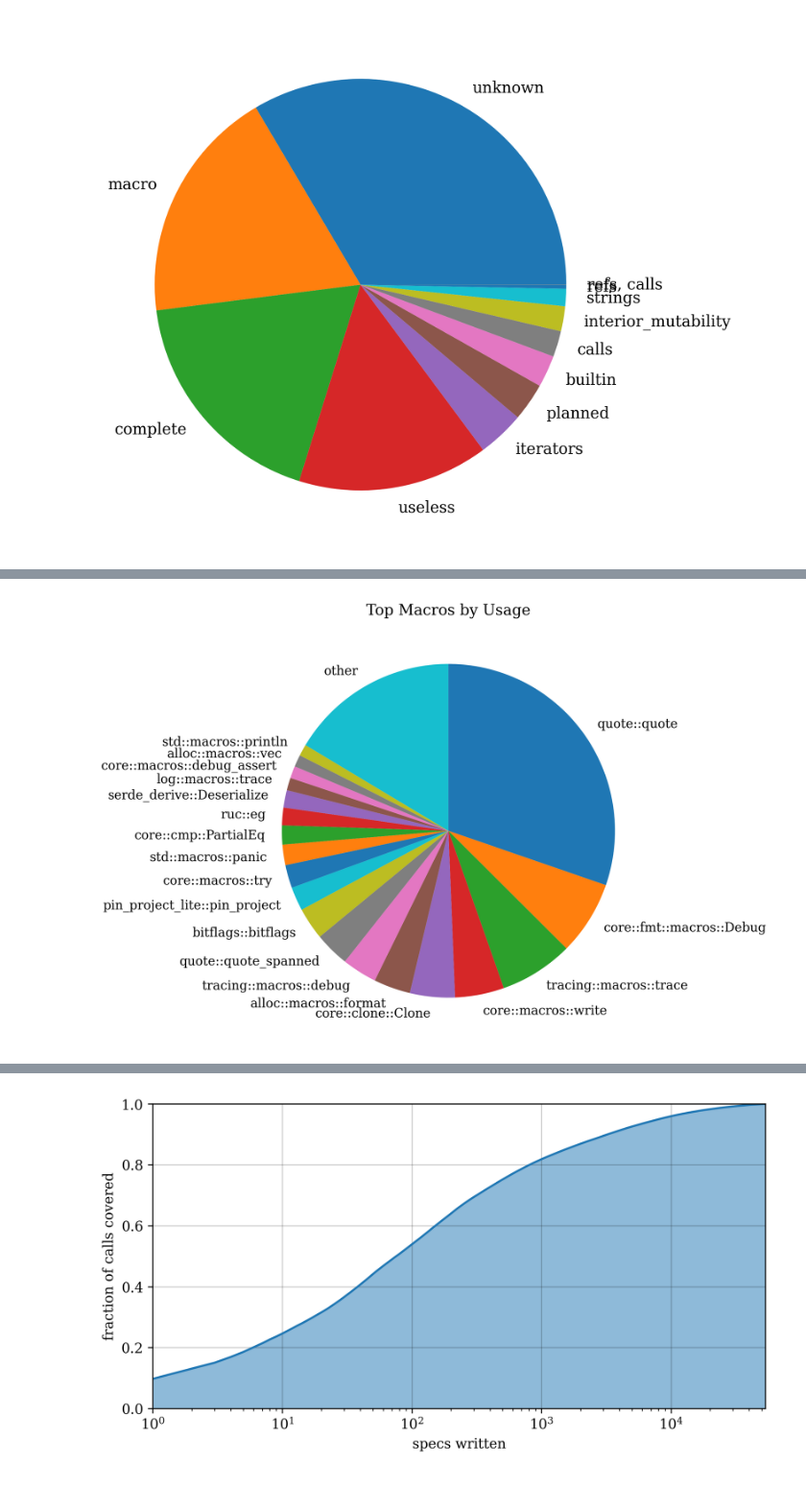
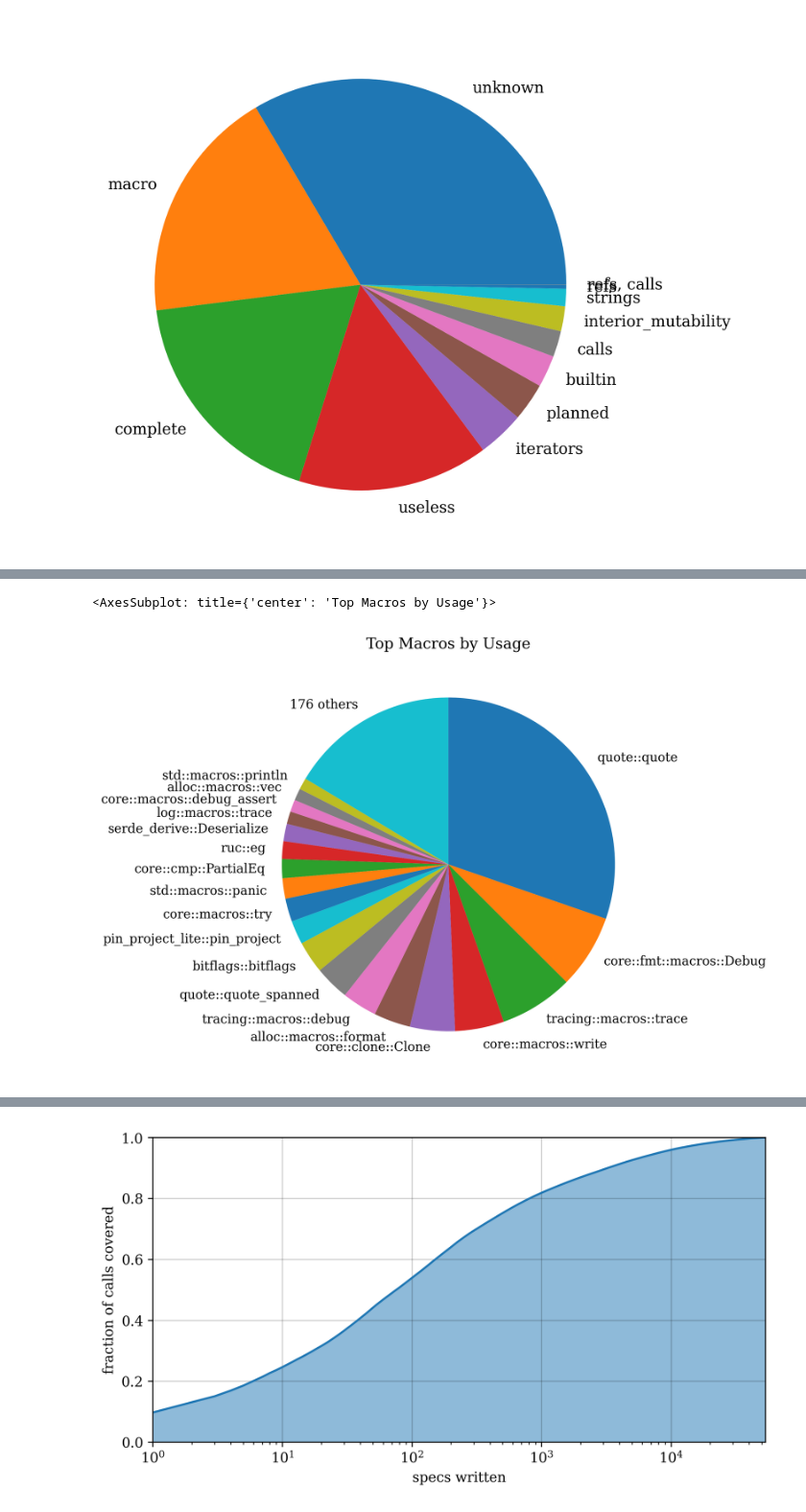
Before and after one commit to juliand665/qrates-eval, a Jupyter notebook: reports/call_target.ipynb, the cells around one changed output, grey strips where cells are left out. Shown at 96% size. Saved outputs shown, nothing was run; the diff lists cells and outputs as text; code cells hidden in the pictures.

```diff
--- a/reports/call_target.ipynb
+++ b/reports/call_target.ipynb
@@ -82,3 +82,10 @@ all_calls.sort_values(by="count", ascending=False)
 | 133323 | nalgebra::base::matrix::Matrix | T, nalgebra::base::dimension::Con... | core::ops::arith::Mul::mul | &nalgebra::base::matrix::Matrix<T... |  | nalgebra | ... |
 | 133272 | core::time::Duration |  | core::ops::arith::Mul::mul | u32 |  | sqlx_core | ... |
 266544 rows × 9 columns
+# %%
+# combine entries past a certain rank into "x others"
+def cut_off_after_top(count: int, counts: pd.DataFrame) -> int:
+	cutoff = counts['count'][count - 1] # preserve top entries up to here
+	dropped_count = len(counts) - count
+	counts.loc[f"{dropped_count} others"] = counts[counts['count'] < cutoff].sum()
+	counts.drop(counts[counts['count'] < cutoff].index, inplace=True)
@@ -341,16 +399,15 @@ for (macro, count) in macro_counts.values[:20]:
 17086x alloc::macros::vec
 16561x std::macros::println
 # %%
-# combine uncommon macros into "other"
-macro_counts.set_index('macro', inplace=True)
-macro_counts.drop([""], inplace=True)
-cutoff = macro_counts['count'][18] # preserve top macros up to here
-macro_counts.loc["other"] = macro_counts[macro_counts['count'] < cutoff].sum()
-macro_counts.drop(macro_counts[macro_counts['count'] < cutoff].index, inplace=True)
-macro_counts.plot(kind='pie', y='count', figsize=(8, 6), legend=False, ylabel='', startangle=90, counterclock=False, title="Top Macros by Usage")
-plt.show()
+top_macro_counts = macro_counts.copy()
+top_macro_counts.set_index('macro', inplace=True)
+top_macro_counts.drop([""], inplace=True)
+cut_off_after_top(19, top_macro_counts)
+
+top_macro_counts.plot(kind='pie', y='count', figsize=(8, 6), legend=False, ylabel='', startangle=90, counterclock=False, title="Top Macros by Usage")
 # %% [output]
+<AxesSubplot: title={'center': 'Top Macros by Usage'}>
-[figure, old version]
+[figure, new version]
 # %%
 all_calls[all_calls["macro"] == "ruc::eg"]
 # %% [output]
```
Also changed, not shown: parts of 26 cells of this notebook.
